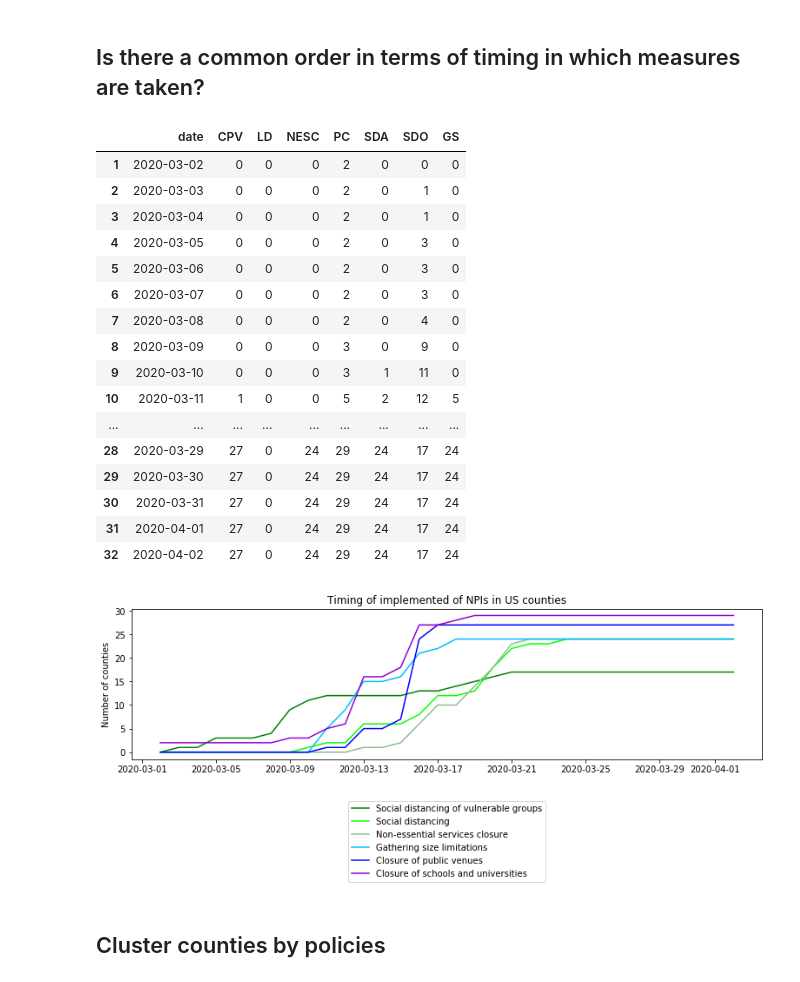
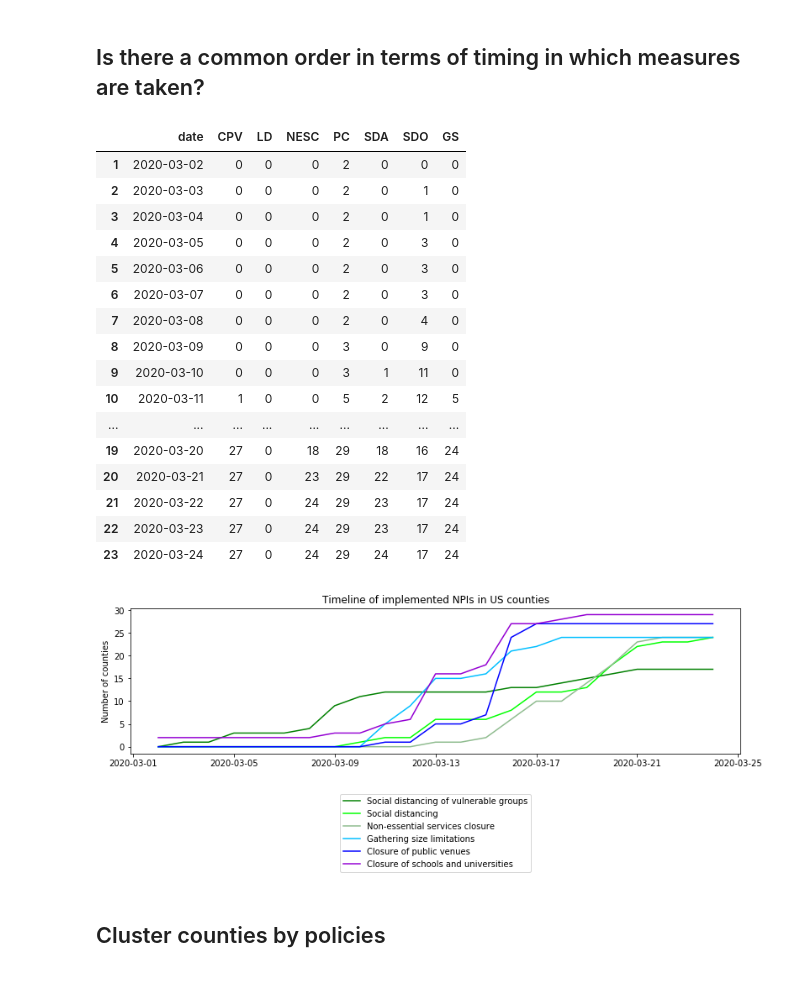
Before and after one commit to HenrikeSteimer/COVID19_interventions, a Jupyter notebook: source/Descriptives on NPIs for COVID-19.ipynb, the cells around one changed output. Cells and saved outputs as stored; diff of their text form; code cells hidden in the pictures.

Commit message:
style: change title of figure

```diff
--- a/source/Descriptives on NPIs for COVID-19.ipynb
+++ b/source/Descriptives on NPIs for COVID-19.ipynb
@@ -328,7 +328,7 @@ nbr_npis_by_date = df_march.groupby('date').agg(
 
 nbr_npis_by_date = nbr_npis_by_date.reset_index()
 nbr_npis_by_date = nbr_npis_by_date[nbr_npis_by_date["date"] > '2020-03-01']
-
+nbr_npis_by_date = nbr_npis_by_date[nbr_npis_by_date["date"] < '2020-03-25']
 nbr_npis_by_date
 # %% [output]
 |  | date | CPV | LD | NESC | PC | SDA | SDO | GS |
@@ -343,33 +343,33 @@ nbr_npis_by_date
 | 9 | 2020-03-10 | 0 | 0 | 0 | 3 | 1 | 11 | 0 |
 | 10 | 2020-03-11 | 1 | 0 | 0 | 5 | 2 | 12 | 5 |
 | ... | ... | ... | ... | ... | ... | ... | ... | ... |
-| 28 | 2020-03-29 | 27 | 0 | 24 | 29 | 24 | 17 | 24 |
-| 29 | 2020-03-30 | 27 | 0 | 24 | 29 | 24 | 17 | 24 |
-| 30 | 2020-03-31 | 27 | 0 | 24 | 29 | 24 | 17 | 24 |
-| 31 | 2020-04-01 | 27 | 0 | 24 | 29 | 24 | 17 | 24 |
-| 32 | 2020-04-02 | 27 | 0 | 24 | 29 | 24 | 17 | 24 |
+| 19 | 2020-03-20 | 27 | 0 | 18 | 29 | 18 | 16 | 24 |
+| 20 | 2020-03-21 | 27 | 0 | 23 | 29 | 22 | 17 | 24 |
+| 21 | 2020-03-22 | 27 | 0 | 24 | 29 | 23 | 17 | 24 |
+| 22 | 2020-03-23 | 27 | 0 | 24 | 29 | 23 | 17 | 24 |
+| 23 | 2020-03-24 | 27 | 0 | 24 | 29 | 24 | 17 | 24 |
 # %%
 fig = plt.figure(figsize=(13,7))
 fig.subplots_adjust()
 ax1 = fig.add_subplot(211)
 ax1.set_ylabel('Number of counties')
-ax1.set_title('Timing of implemented of NPIs in US counties')
+ax1.set_title('Timeline of implemented NPIs in US counties')
 
 plt.plot(nbr_npis_by_date["date"], nbr_npis_by_date["SDO"], 'green', label="Social distancing of vulnerable groups")
 plt.plot(nbr_npis_by_date["date"], nbr_npis_by_date["SDA"], 'lime', label="Social distancing")
 plt.plot(nbr_npis_by_date["date"], nbr_npis_by_date["NESC"], 'darkseagreen', label="Non-essential services closure")
 plt.plot(nbr_npis_by_date["date"], nbr_npis_by_date["GS"], 'deepskyblue', label="Gathering size limitations")
 plt.plot(nbr_npis_by_date["date"], nbr_npis_by_date["CPV"], 'blue', label="Closure of public venues")
 plt.plot(nbr_npis_by_date["date"], nbr_npis_by_date["PC"], 'darkviolet', label="Closure of schools and universities")
 
 # Place a legend to the right of this smaller subplot.
 plt.legend(bbox_to_anchor=(0.5, -0.25), loc='upper center') # borderaxespad=0.
 
 fig.savefig('nbr_npis_by_date.png', dpi=100)
 
 plt.show()
 # %% [output]
-[figure, old version]
+[figure, new version]
 # %% [markdown]
 ## Cluster counties by policies
 # %% [markdown]
```
